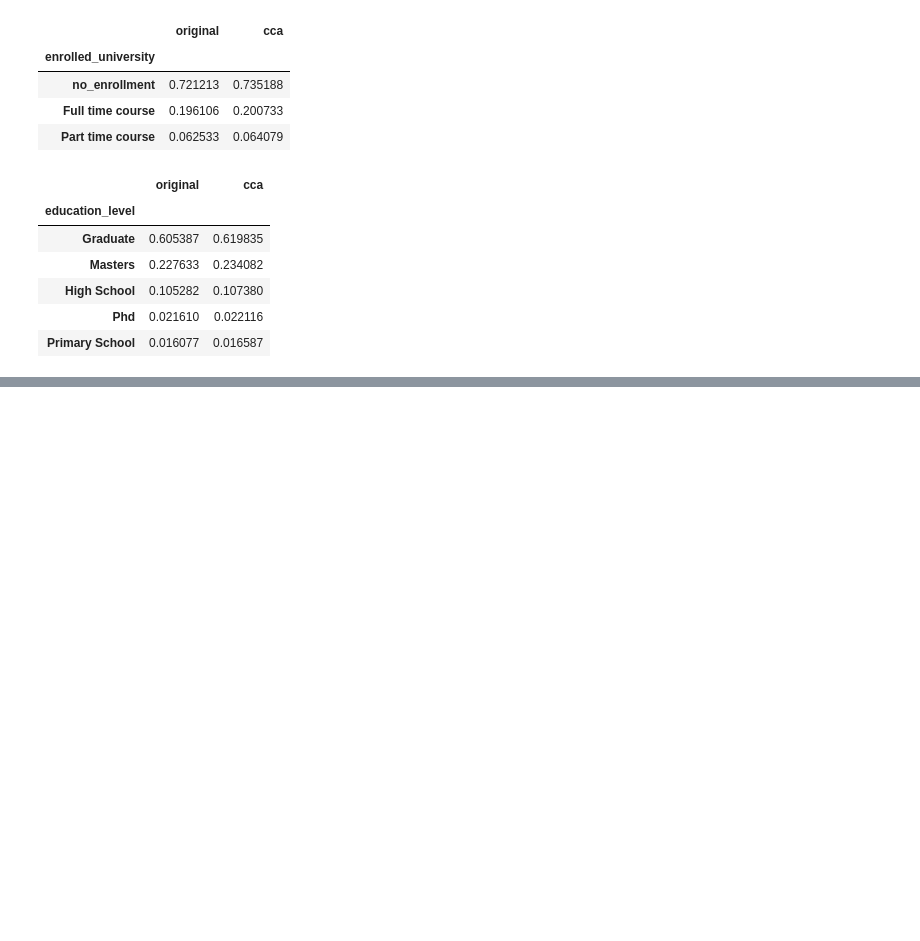
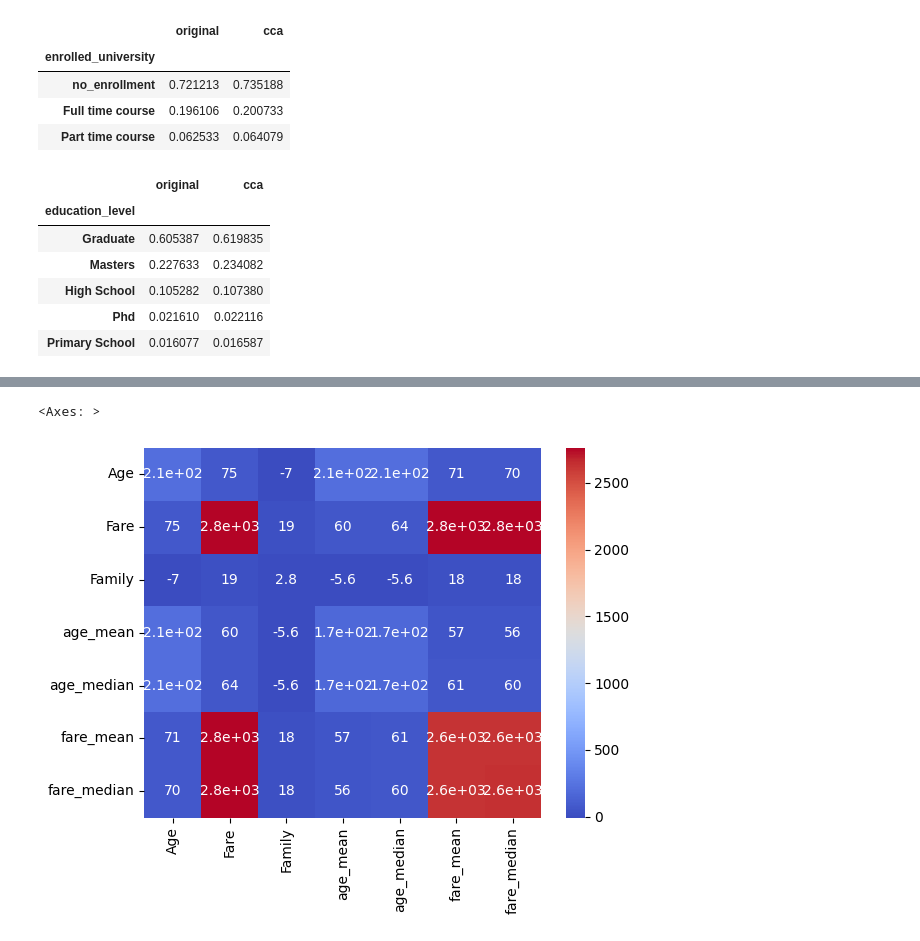
Before and after one commit to Shantnu-singh/Art-of-EDA, a Jupyter notebook: learn.ipynb, the cells around one changed output, grey strips where cells are left out. Cells and saved outputs as stored; diff of their text form; code cells hidden in the pictures; blank space fills up the shorter version.

```diff
--- a/learn.ipynb
+++ b/learn.ipynb
@@ -385,0 +405,3 @@ temp
+# %%
+df = pd.read_csv("Dataset/titanic_toy.csv")
+df.sample(5)
@@ -385,0 +423,7 @@ temp
+# %%
+# Train test Split
+
+X = df.drop(columns=['Survived'])
+y = df['Survived']
+
+x_train , x_test , Y_train , Y_test = train_test_split(X , y , test_size= 0.2 , random_state= 42)
@@ -385,0 +441,15 @@ temp
+# %%
+# finding mean and median
+age_mean = df['Age'].mean()
+age_median = df['Age'].median()
+
+Fare_mean = df['Fare'].mean()
+Fare_median = df['Fare'].median()
+# %%
+# Fill with these Values
+x_train['age_mean'] = x_train['Age'].fillna(age_mean)
+x_train['age_median'] = x_train['Age'].fillna(age_median)
+
+# Now Fare
+x_train['fare_mean'] = x_train['Fare'].fillna(Fare_mean)
+x_train['fare_median'] = x_train['Fare'].fillna(Fare_median)
@@ -385,0 +465,9 @@ temp
+# %%
+# If we apply mean median impuation, we get small varience
+
+# Check coveiece to check for depenecy of the columns on each other
+import seaborn as sns
+sns.heatmap(x_train.cov() , cmap= "coolwarm" , annot= True)
+# %% [output]
+<Axes: >
+[figure, added]
```
Also changed, not shown: parts of 40 cells of this notebook.
